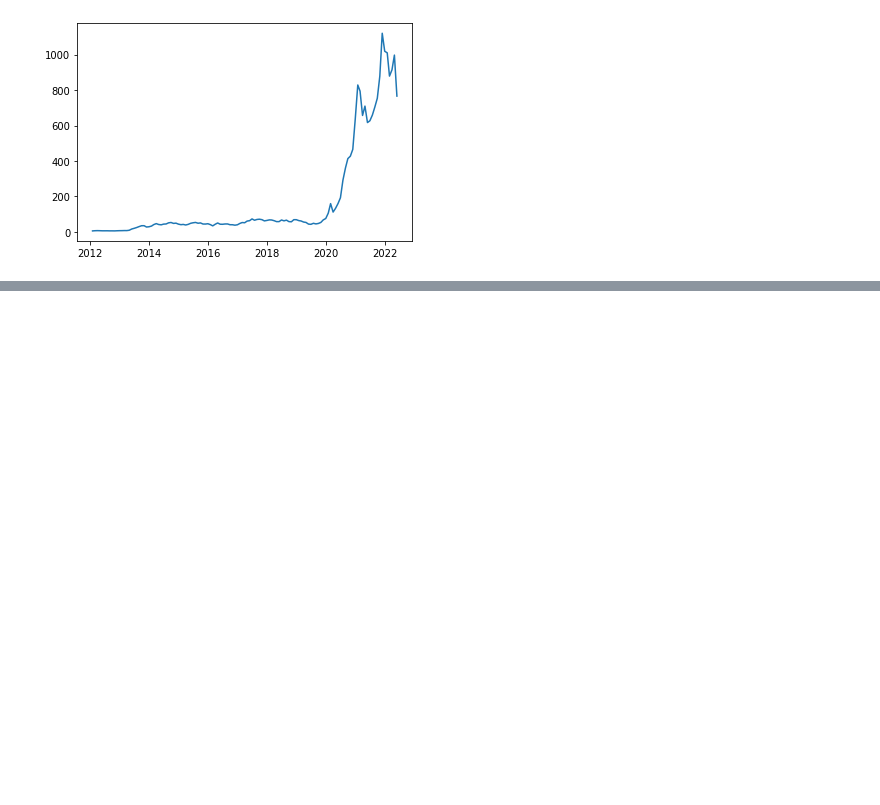
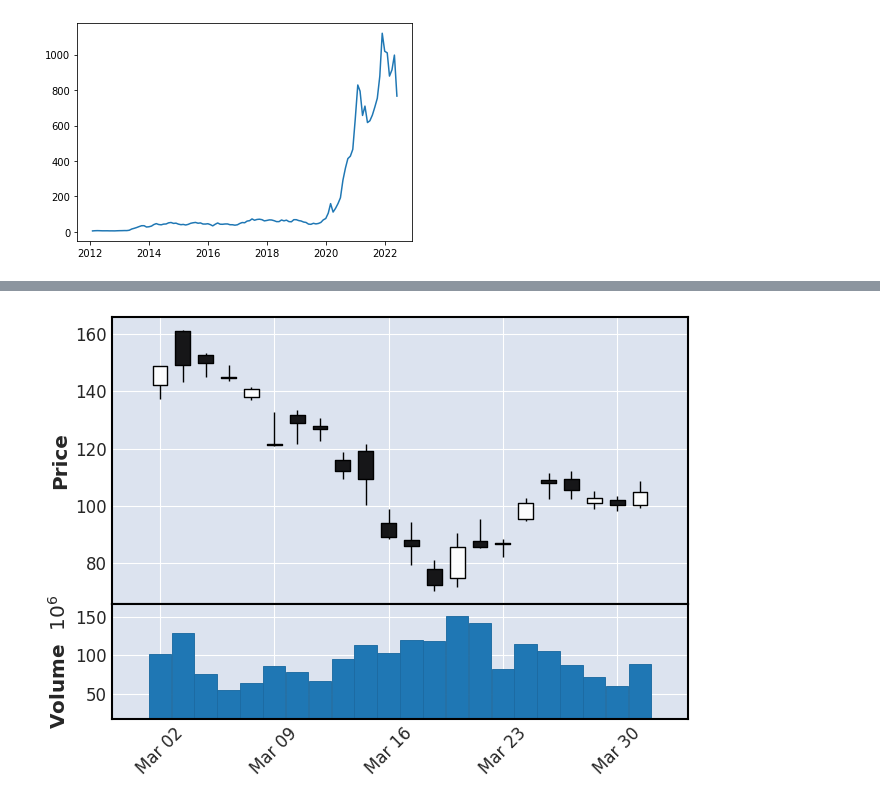
Before and after one commit to shifeng1106/Exploratary-Data-Analysis, a Jupyter notebook: yahoo-finance-stock-data-extraction.ipynb, the cells around one changed output, grey strips where cells are left out. Drawn from its saved outputs; the diff is of its cells as text; code cells hidden in the pictures; blank space fills up the shorter version.

```diff
--- a/yahoo-finance-stock-data-extraction.ipynb
+++ b/yahoo-finance-stock-data-extraction.ipynb
@@ -162,0 +225,4 @@ plt.plot(Monthly['Close'])
+# %%
+mpf.plot(TSLA['2020-03'],type='candle',volume = True)
+# %% [output]
+[figure, added]
```
Also changed, not shown: parts of 7 cells of this notebook.
